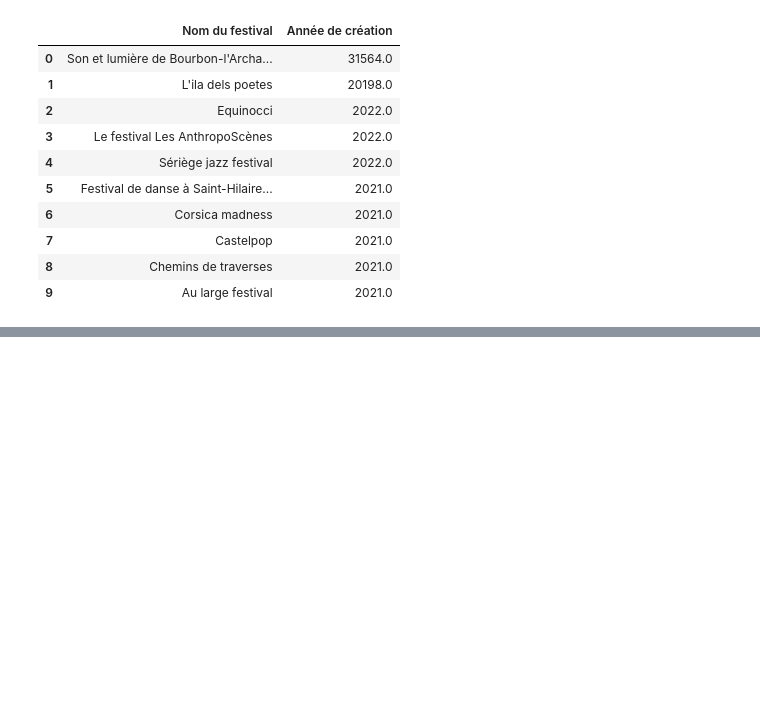
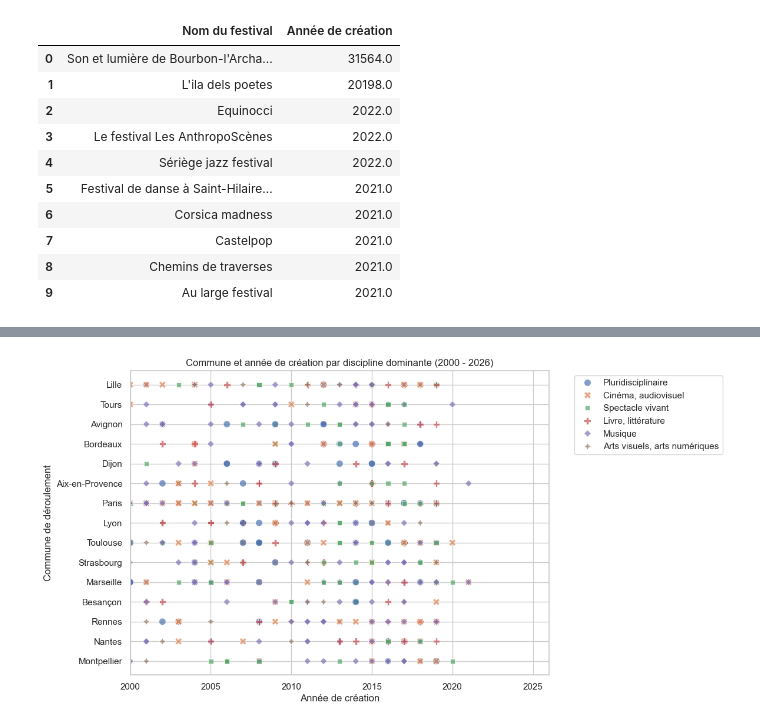
Before and after one commit to EliseELC/Portfolio-Data-Analyse, a Jupyter notebook: analyse_festival.ipynb, the cells around one changed output, grey strips where cells are left out. Saved outputs shown, nothing was run; the diff lists cells and outputs as text; code cells hidden in the pictures; blank space fills up the shorter version.

```diff
--- a/analyse_festival.ipynb
+++ b/analyse_festival.ipynb
@@ -244,0 +300,26 @@ table_recents.head(10)
+# %%
+top_villes = df_plot['commune_principale_de_deroulement'].value_counts().head(15).index
+df_ville = df_plot[df_plot['commune_principale_de_deroulement'].isin(top_villes)]
+
+plt.figure(figsize=(12,6))
+
+sns.scatterplot(
+    data=df_ville,
+    x='annee_de_creation_du_festival',
+    y='commune_principale_de_deroulement',
+    hue='discipline_dominante',
+    style='discipline_dominante',
+    s=70,
+    alpha=0.7
+)
+
+plt.xlim(2000, 2026)
+
+plt.legend(bbox_to_anchor=(1.05, 1), loc='upper left')
+plt.tight_layout()
+plt.title("Commune et année de création par discipline dominante (2000 - 2026)")
+plt.xlabel("Année de création")
+plt.ylabel("Commune de déroulement")
+plt.show()
+# %% [output]
+[figure, added]
```
Also changed, not shown: parts of 4 cells of this notebook.
